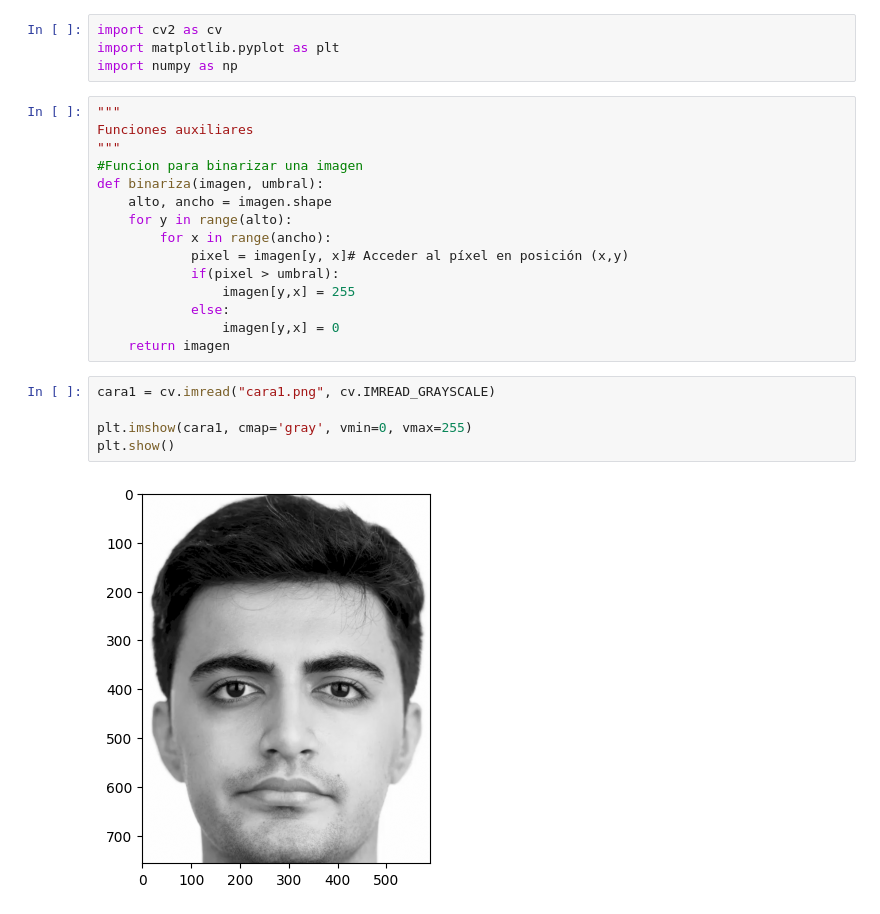
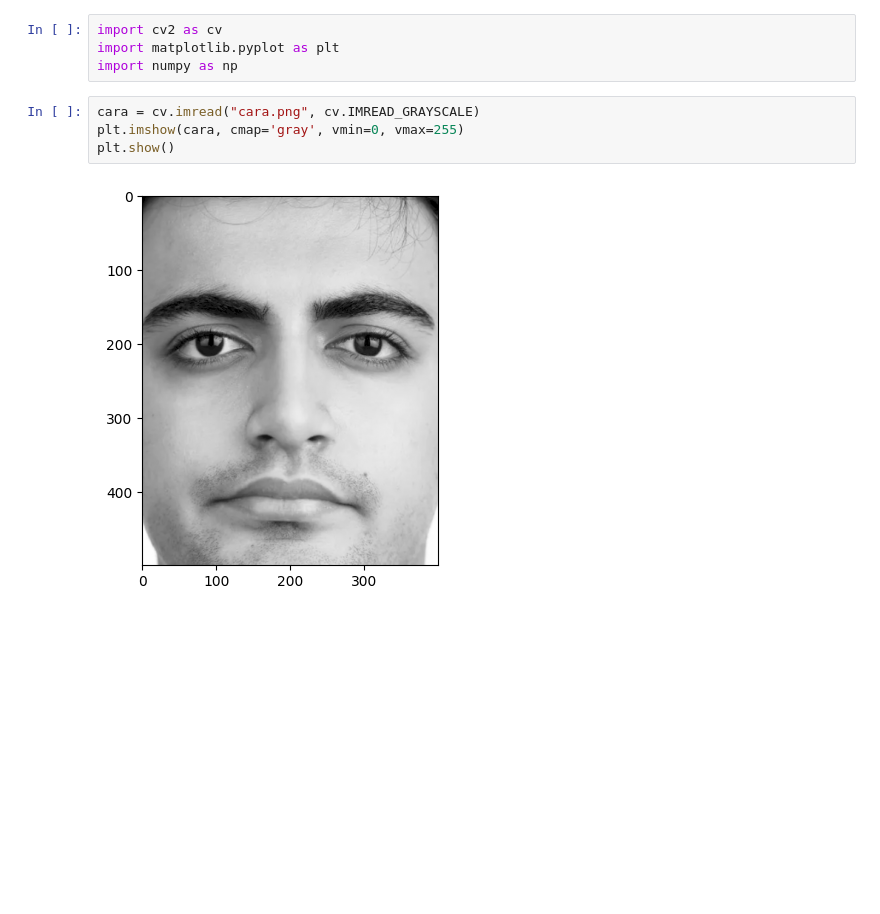
Before and after one commit to pabcannav/proyectoPID, a Jupyter notebook: cascadas_propias/cascadas.ipynb, the cells around one changed output. Drawn from its saved outputs; the diff is of its cells as text; blank space fills up the shorter version.

```diff
--- a/cascadas_propias/cascadas.ipynb
+++ b/cascadas_propias/cascadas.ipynb
@@ -12,24 +12,8 @@ import cv2 as cv
 import matplotlib.pyplot as plt
 import numpy as np
 # %%
-"""
-Funciones auxiliares
-"""
-#Funcion para binarizar una imagen
-def binariza(imagen, umbral):
-    alto, ancho = imagen.shape
-    for y in range(alto):
-        for x in range(ancho):
-            pixel = imagen[y, x]# Acceder al píxel en posición (x,y)
-            if(pixel > umbral):
-                imagen[y,x] = 255
-            else:
-                imagen[y,x] = 0
-    return imagen
+cara = cv.imread("cara.png", cv.IMREAD_GRAYSCALE)
+plt.imshow(cara, cmap='gray', vmin=0, vmax=255)
+plt.show()
+# %% [output]
+[figure, added]
-# %%
-cara1 = cv.imread("cara1.png", cv.IMREAD_GRAYSCALE)
-
-plt.imshow(cara1, cmap='gray', vmin=0, vmax=255)
-plt.show()
-# %% [output]
-[figure, removed]
```
Also changed, not shown: parts of 9 cells of this notebook, 3 other files.
